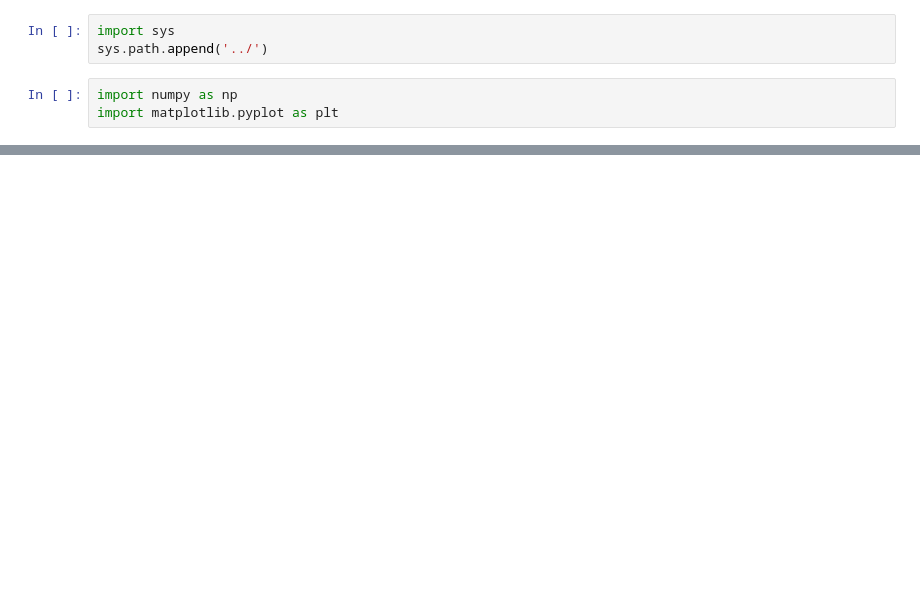
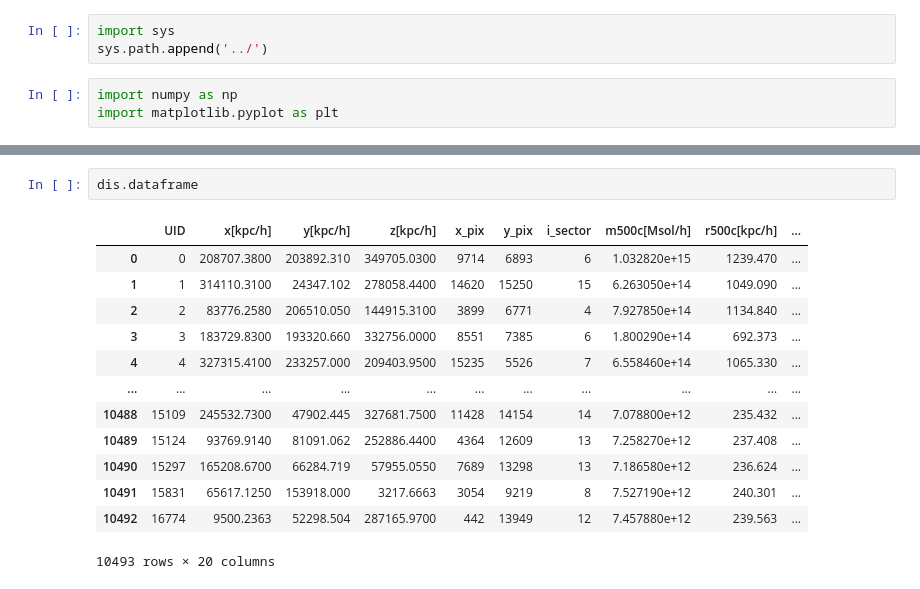
Before and after one commit to antolonappan/kSZscaler, a Jupyter notebook: Notebooks/dist.ipynb, the cells around one changed output, grey strips where cells are left out. Saved outputs shown, nothing was run; the diff lists cells and outputs as text; blank space fills up the shorter version.

```diff
--- a/Notebooks/dist.ipynb
+++ b/Notebooks/dist.ipynb
@@ -39,0 +55,16 @@ dis.dataframe
+# %%
+dis.dataframe
+# %% [output]
+|  | UID | x[kpc/h] | y[kpc/h] | z[kpc/h] | x_pix | y_pix | i_sector | m500c[Msol/h] | r500c[kpc/h] | ... |
+| 0 | 0 | 208707.3800 | 203892.310 | 349705.0300 | 9714 | 6893 | 6 | 1.032820e+15 | 1239.470 | ... |
+| 1 | 1 | 314110.3100 | 24347.102 | 278058.4400 | 14620 | 15250 | 15 | 6.263050e+14 | 1049.090 | ... |
+| 2 | 2 | 83776.2580 | 206510.050 | 144915.3100 | 3899 | 6771 | 4 | 7.927850e+14 | 1134.840 | ... |
+| 3 | 3 | 183729.8300 | 193320.660 | 332756.0000 | 8551 | 7385 | 6 | 1.800290e+14 | 692.373 | ... |
+| 4 | 4 | 327315.4100 | 233257.000 | 209403.9500 | 15235 | 5526 | 7 | 6.558460e+14 | 1065.330 | ... |
+| ... | ... | ... | ... | ... | ... | ... | ... | ... | ... | ... |
+| 10488 | 15109 | 245532.7300 | 47902.445 | 327681.7500 | 11428 | 14154 | 14 | 7.078800e+12 | 235.432 | ... |
+| 10489 | 15124 | 93769.9140 | 81091.062 | 252886.4400 | 4364 | 12609 | 13 | 7.258270e+12 | 237.408 | ... |
+| 10490 | 15297 | 165208.6700 | 66284.719 | 57955.0550 | 7689 | 13298 | 13 | 7.186580e+12 | 236.624 | ... |
+| 10491 | 15831 | 65617.1250 | 153918.000 | 3217.6663 | 3054 | 9219 | 8 | 7.527190e+12 | 240.301 | ... |
+| 10492 | 16774 | 9500.2363 | 52298.504 | 287165.9700 | 442 | 13949 | 12 | 7.457880e+12 | 239.563 | ... |
+10493 rows × 20 columns
```
Also changed, not shown: parts of 19 cells of this notebook, 1 other file.
